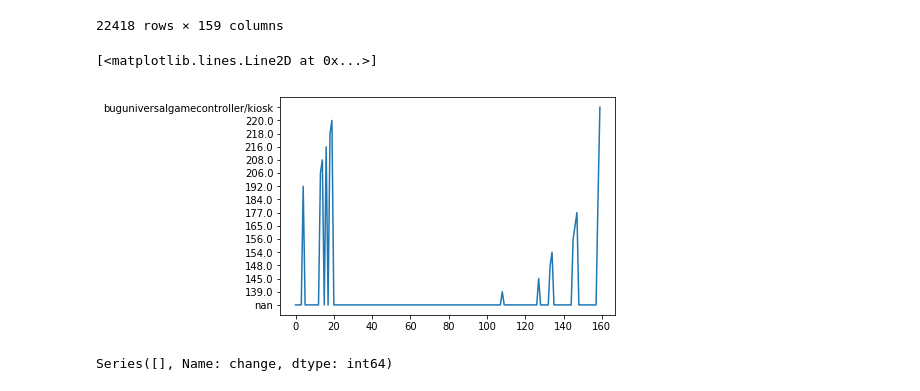
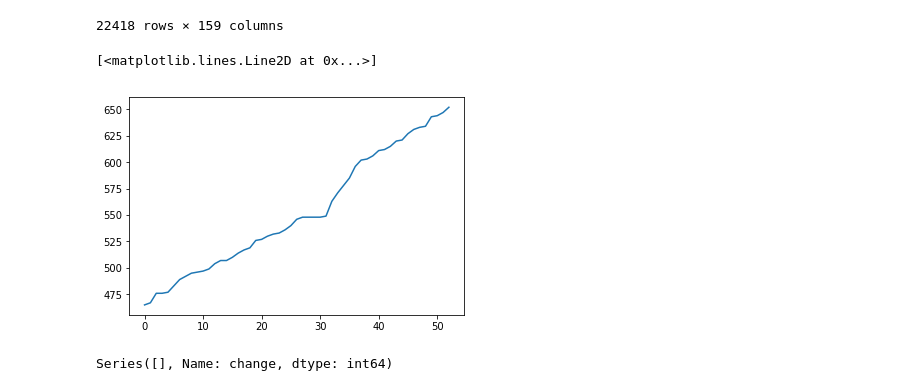
Before and after one commit to cshubhamrao/docker-hub-data, a Jupyter notebook: scripts/merge_files.ipynb, the cells around one changed output. Drawn from its saved outputs; the diff is of its cells as text; code cells hidden in the pictures.

Commit message:
Add a few plots

```diff
--- a/scripts/merge_files.ipynb
+++ b/scripts/merge_files.ipynb
@@ -111,10 +111,10 @@ csv_file.close()
     #print([name] + pull_counts)
 # %%
 import matplotlib.pyplot as plt
-plt.plot(list(df1.iloc[10])[::-1])
+plt.plot(sorted(df1.iloc[31][1:].fillna(0))[105:])
 # %% [output]
 [<matplotlib.lines.Line2D at 0x...>]
-[figure, old version]
+[figure, new version]
 # %%
 df1['change'].value_count
 # %% [output]
```
Also changed, not shown: 2 other files.
